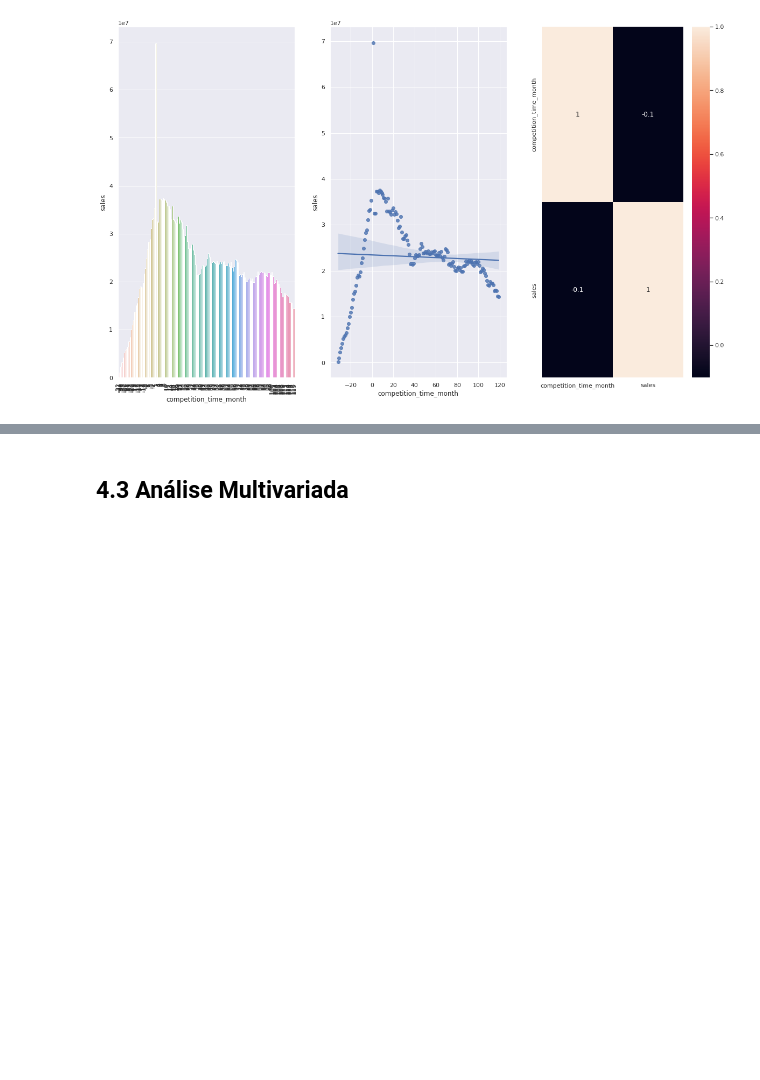
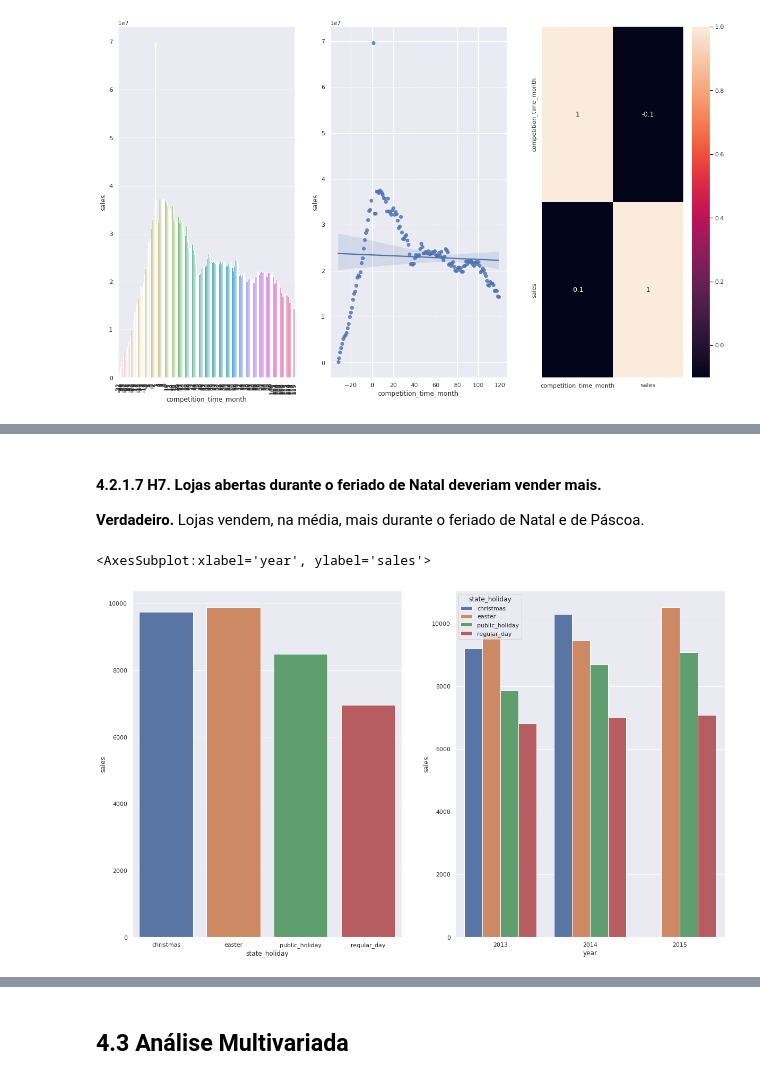
Before and after one commit to jonasbarletta/ds_em_producao, a Jupyter notebook: modulo4-exploratory-data-analysis.ipynb, the cells around one changed output, grey strips where cells are left out. Cells and saved outputs as stored; diff of their text form; code cells hidden in the pictures; blank space fills up the shorter version.

```diff
--- a/modulo4-exploratory-data-analysis.ipynb
+++ b/modulo4-exploratory-data-analysis.ipynb
@@ -561,0 +616,16 @@ sns.heatmap(aux1.corr(method='pearson'), annot=True)
+# %% [markdown]
+#### 4.2.1.7 **H7.** Lojas abertas durante o feriado de Natal deveriam vender mais.
+**Verdadeiro.** Lojas vendem, na média, mais durante o feriado de Natal e de Páscoa.
+# %%
+# state_holiday x sales
+aux = df4[['state_holiday', 'sales']].groupby('state_holiday').mean().reset_index()
+
+plt.subplot(1, 2, 1)
+sns.barplot(data=aux, x='state_holiday', y='sales');
+
+plt.subplot(1, 2, 2)
+aux2 = df4[['year', 'state_holiday', 'sales']].groupby(['year', 'state_holiday']).mean().reset_index()
+sns.barplot(data=aux2, x='year', y='sales', hue='state_holiday')
+# %% [output]
+<AxesSubplot:xlabel='year', ylabel='sales'>
+[figure, added]
```
Also changed, not shown: parts of 17 cells of this notebook.
